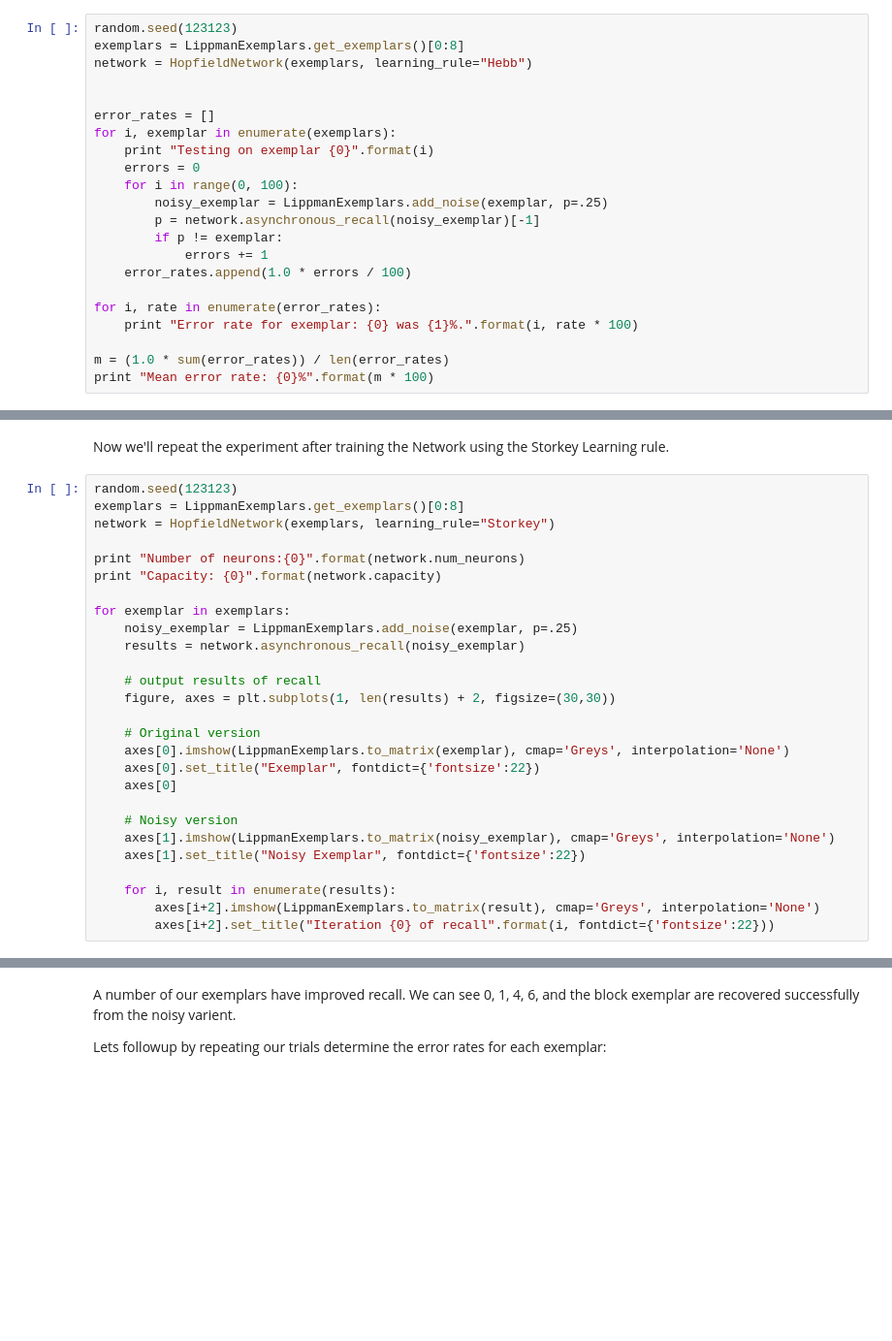
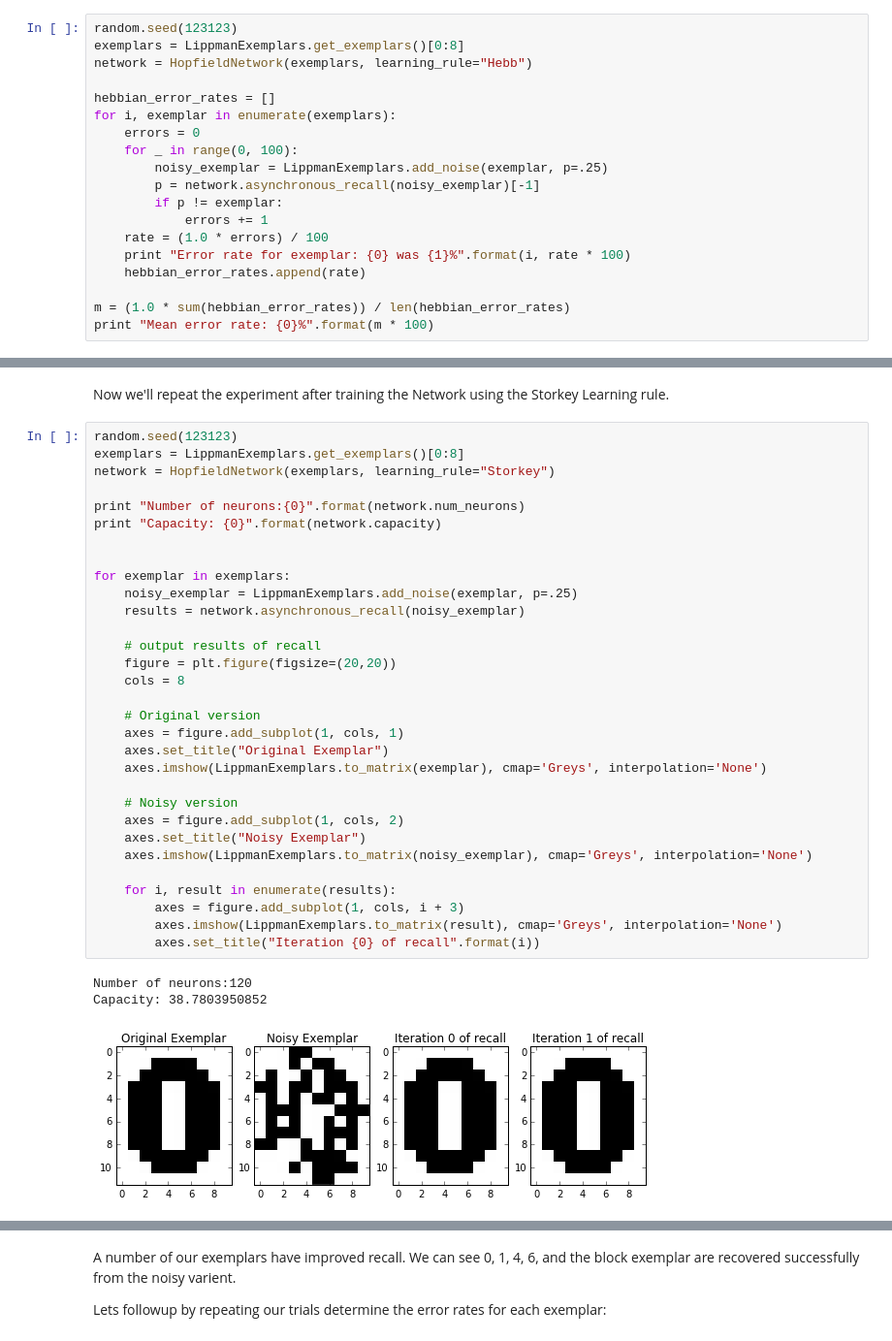
Before and after one commit to cdjeschke/neural-networks-project, a Jupyter notebook: project.ipynb, the cells around one changed output, grey strips where cells are left out. Shown at 97% size. Drawn from its saved outputs; the diff is of its cells as text; blank space fills up the shorter version.

```diff
--- a/project.ipynb
+++ b/project.ipynb
@@ -166,20 +92,17 @@ random.seed(123123)
 exemplars = LippmanExemplars.get_exemplars()[0:8]
 network = HopfieldNetwork(exemplars, learning_rule="Hebb")
 
-
-error_rates = []
+hebbian_error_rates = []
 for i, exemplar in enumerate(exemplars):
-    print "Testing on exemplar {0}".format(i)
     errors = 0
-    for i in range(0, 100):
+    for _ in range(0, 100):
         noisy_exemplar = LippmanExemplars.add_noise(exemplar, p=.25)
         p = network.asynchronous_recall(noisy_exemplar)[-1]
         if p != exemplar:
             errors += 1
-    error_rates.append(1.0 * errors / 100)
+    rate = (1.0 * errors) / 100
+    print "Error rate for exemplar: {0} was {1}%".format(i, rate * 100)
+    hebbian_error_rates.append(rate)
 
-for i, rate in enumerate(error_rates):
-    print "Error rate for exemplar: {0} was {1}%.".format(i, rate * 100)
-
-m = (1.0 * sum(error_rates)) / len(error_rates)
+m = (1.0 * sum(hebbian_error_rates)) / len(hebbian_error_rates)
 print "Mean error rate: {0}%".format(m * 100)
@@ -188,27 +121,35 @@ Now we'll repeat the experiment after training the Network using the Storkey Lea
 # %%
 random.seed(123123)
 exemplars = LippmanExemplars.get_exemplars()[0:8]
 network = HopfieldNetwork(exemplars, learning_rule="Storkey")
 
 print "Number of neurons:{0}".format(network.num_neurons)
 print "Capacity: {0}".format(network.capacity)
 
+
 for exemplar in exemplars:
     noisy_exemplar = LippmanExemplars.add_noise(exemplar, p=.25)
     results = network.asynchronous_recall(noisy_exemplar)
 
     # output results of recall
-    figure, axes = plt.subplots(1, len(results) + 2, figsize=(30,30))
+    figure = plt.figure(figsize=(20,20))
+    cols = 8
 
     # Original version
-    axes[0].imshow(LippmanExemplars.to_matrix(exemplar), cmap='Greys', interpolation='None')
-    axes[0].set_title("Exemplar", fontdict={'fontsize':22})
-    axes[0]
+    axes = figure.add_subplot(1, cols, 1)
+    axes.set_title("Original Exemplar")
+    axes.imshow(LippmanExemplars.to_matrix(exemplar), cmap='Greys', interpolation='None')
 
     # Noisy version
-    axes[1].imshow(LippmanExemplars.to_matrix(noisy_exemplar), cmap='Greys', interpolation='None')
-    axes[1].set_title("Noisy Exemplar", fontdict={'fontsize':22})
+    axes = figure.add_subplot(1, cols, 2)
+    axes.set_title("Noisy Exemplar")
+    axes.imshow(LippmanExemplars.to_matrix(noisy_exemplar), cmap='Greys', interpolation='None')
 
     for i, result in enumerate(results):
-        axes[i+2].imshow(LippmanExemplars.to_matrix(result), cmap='Greys', interpolation='None')
-        axes[i+2].set_title("Iteration {0} of recall".format(i, fontdict={'fontsize':22}))
+        axes = figure.add_subplot(1, cols, i + 3)
+        axes.imshow(LippmanExemplars.to_matrix(result), cmap='Greys', interpolation='None')
+        axes.set_title("Iteration {0} of recall".format(i))
+# %% [output]
+Number of neurons:120
+Capacity: 38.7803950852
+[figure, added]
```
Also changed, not shown: parts of 19 cells of this notebook.
